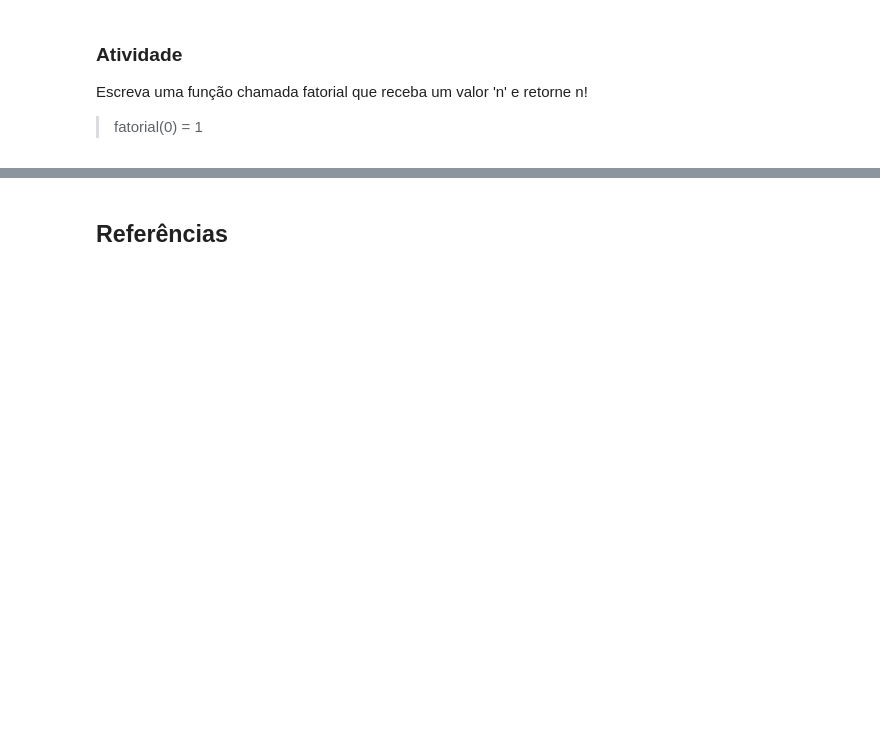
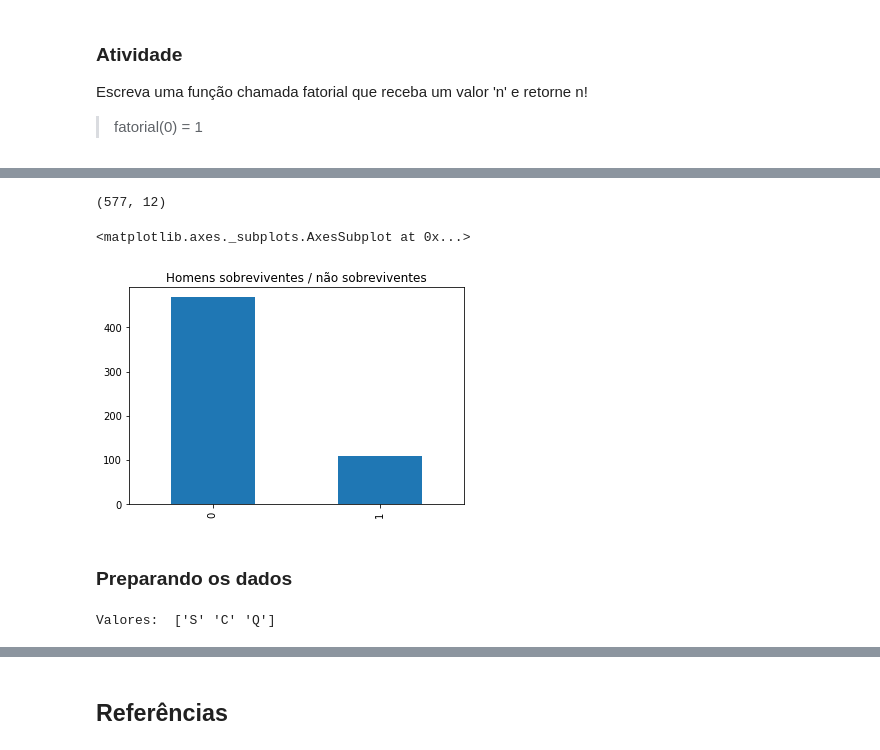
Before and after one commit to LucianoCarlos/minicurso_machine_learning, a Jupyter notebook: aprendizado_maquina_pandas_jupyter.ipynb, the cells around one changed output, grey strips where cells are left out. Drawn from its saved outputs; the diff is of its cells as text; code cells hidden in the pictures; blank space fills up the shorter version.

```diff
--- a/aprendizado_maquina_pandas_jupyter.ipynb
+++ b/aprendizado_maquina_pandas_jupyter.ipynb
@@ -474,0 +839,11 @@ Faça uma função que verifica se um número é primo.
+# %%
+df = df_train[(df_train['Sex'] == 'male')]
+print(df.shape)
+
+df['Survived'].value_counts().plot(kind='bar', title='Homens sobreviventes / não sobreviventes')
+# %% [output]
+(577, 12)
+<matplotlib.axes._subplots.AxesSubplot at 0x...>
+[figure, added]
+# %% [markdown]
+### Preparando os dados
@@ -474,0 +868,12 @@ Faça uma função que verifica se um número é primo.
+# %%
+# Pensem como podemos preencher valores de Embarked
+value_max = df_train['Embarked'].value_counts().idxmax()
+
+# Preenchendo local de embarcação com valores com maior frequência
+df_train['Embarked'].fillna(value_max, inplace=True)
+df_test['Embarked'].fillna(value_max, inplace=True)
+
+# Verifica valores únicos
+print('Valores: ', df_train['Embarked'].unique())
+# %% [output]
+Valores:  ['S' 'C' 'Q']
```
Also changed, not shown: parts of 75 cells of this notebook.
